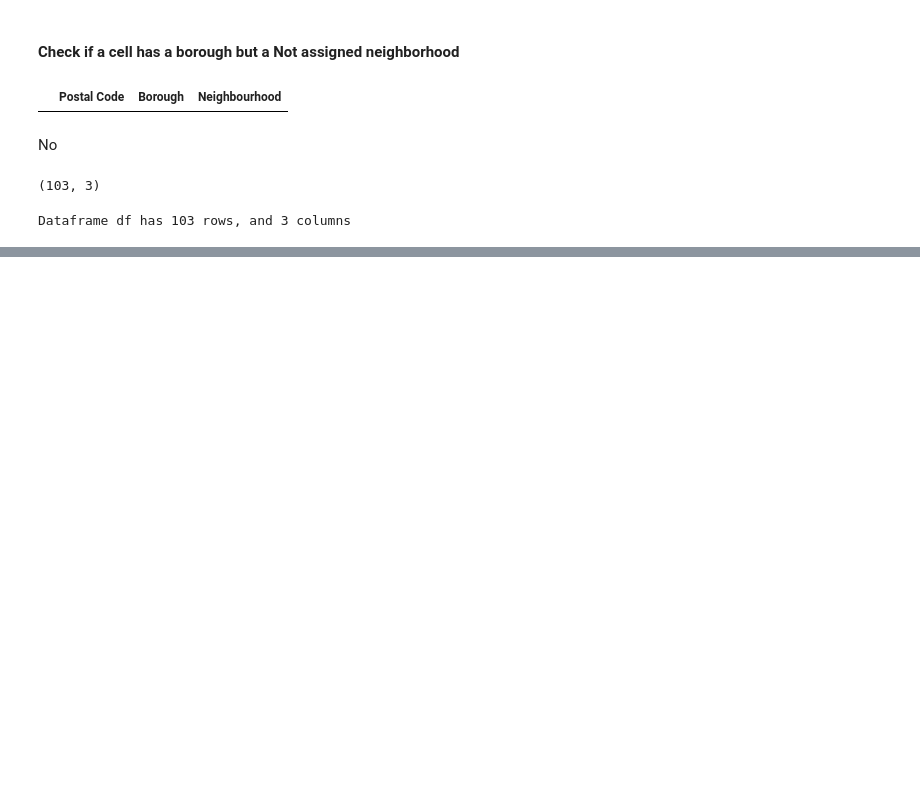
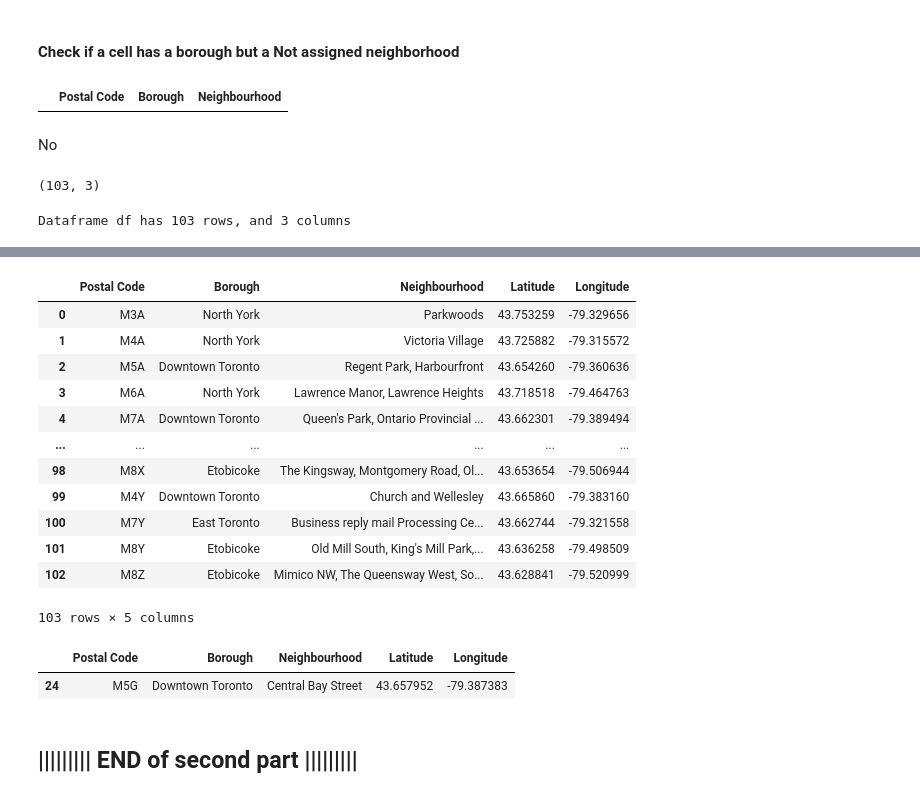
Before and after one commit to milevucko/Coursera_Capstone, a Jupyter notebook: capstone_Toronto_1.ipynb, the cells around one changed output, grey strips where cells are left out. Cells and saved outputs as stored; diff of their text form; code cells hidden in the pictures; blank space fills up the shorter version.

```diff
--- a/capstone_Toronto_1.ipynb
+++ b/capstone_Toronto_1.ipynb
@@ -108,0 +163,24 @@ Dataframe df has 103 rows, and 3 columns
+# %%
+def get_lat_long_from_postal_code(row):
+    # initialize your variable to None
+    lat_lng_coords = None
+
+    # loop until you get the coordinates
+    str_q='{}, Toronto, Ontario'.format(row['Postal Code'])
+    print (str_q)
+
+    geolocator = Nominatim(user_agent="foursquare_agent")
+
+    lat_lng_coords = geolocator.geocode(str_q)
+
+    latitude = None
+    longitude = None
+
+    if lat_lng_coords:
+        latitude = lat_lng_coords.latitude
+        longitude = lat_lng_coords.longitude
+
+    print ("found one: " , latitude)
+    return [latitude, longitude]
+# %%
+df['latitude_longitude'] = df.apply(get_lat_long_from_postal_code, axis=1)
@@ -108,0 +223,3 @@ Dataframe df has 103 rows, and 3 columns
+# %%
+df.drop(columns='latitude_longitude', axis=1, inplace=True)
+df
@@ -108,0 +240,3 @@ Dataframe df has 103 rows, and 3 columns
+# %%
+gc = pd.read_csv('https://cocl.us/Geospatial_data')
+gc
@@ -108,0 +257,24 @@ Dataframe df has 103 rows, and 3 columns
+# %%
+merged_df = df.merge(gc, how='inner', on="Postal Code")
+merged_df
+# %% [output]
+|  | Postal Code | Borough | Neighbourhood | Latitude | Longitude |
+| 0 | M3A | North York | Parkwoods | 43.753259 | -79.329656 |
+| 1 | M4A | North York | Victoria Village | 43.725882 | -79.315572 |
+| 2 | M5A | Downtown Toronto | Regent Park, Harbourfront | 43.654260 | -79.360636 |
+| 3 | M6A | North York | Lawrence Manor, Lawrence Heights | 43.718518 | -79.464763 |
+| 4 | M7A | Downtown Toronto | Queen's Park, Ontario Provincial ... | 43.662301 | -79.389494 |
+| ... | ... | ... | ... | ... | ... |
+| 98 | M8X | Etobicoke | The Kingsway, Montgomery Road, Ol... | 43.653654 | -79.506944 |
+| 99 | M4Y | Downtown Toronto | Church and Wellesley | 43.665860 | -79.383160 |
+| 100 | M7Y | East Toronto | Business reply mail Processing Ce... | 43.662744 | -79.321558 |
+| 101 | M8Y | Etobicoke | Old Mill South, King's Mill Park,... | 43.636258 | -79.498509 |
+| 102 | M8Z | Etobicoke | Mimico NW, The Queensway West, So... | 43.628841 | -79.520999 |
+103 rows × 5 columns
+# %%
+merged_df[merged_df["Postal Code"] == "M5G"]
+# %% [output]
+|  | Postal Code | Borough | Neighbourhood | Latitude | Longitude |
+| 24 | M5G | Downtown Toronto | Central Bay Street | 43.657952 | -79.387383 |
+# %% [markdown]
+## ||||||||| END of second part |||||||||
```
Also changed, not shown: parts of 16 cells of this notebook.
